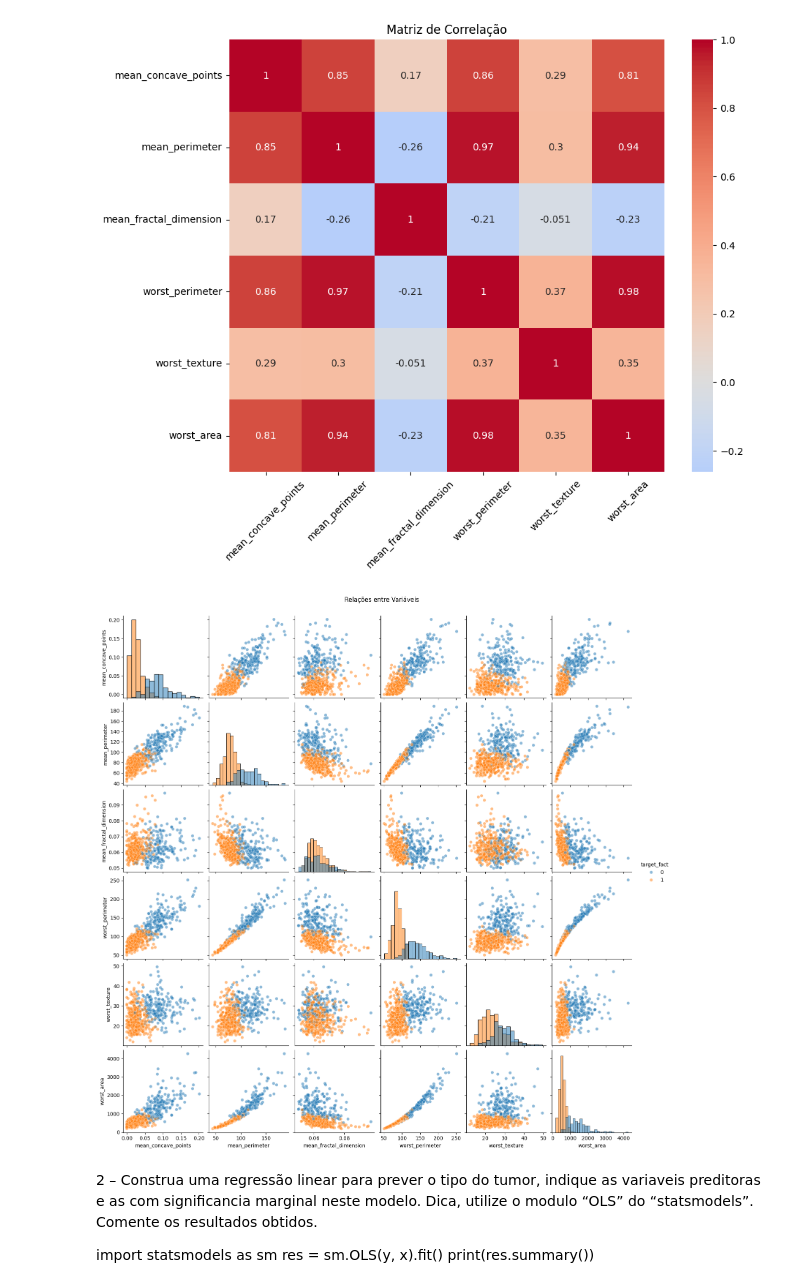
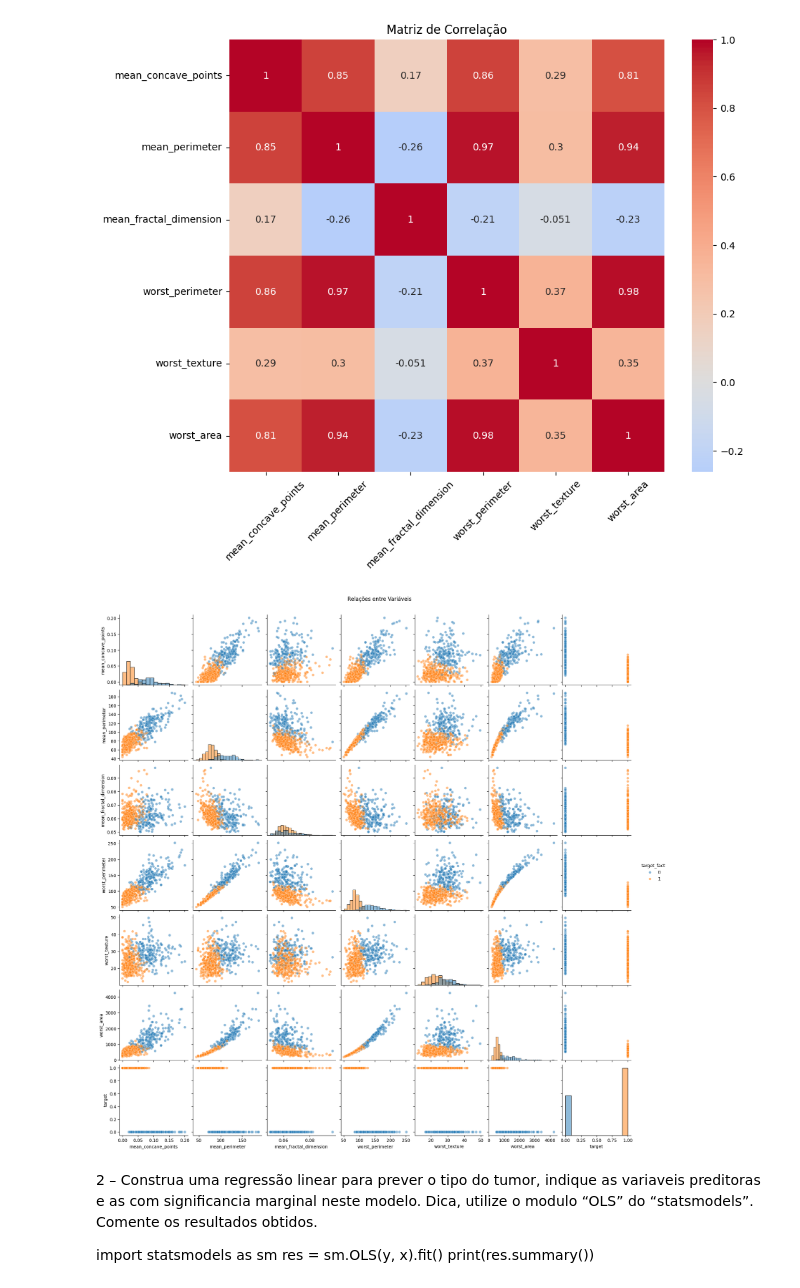
Before and after one commit to marcellofilgueiras/art_test, a Jupyter notebook: data_modelling.ipynb, the cells around one changed output. Cells and saved outputs as stored; diff of their text form; code cells hidden in the pictures.

```diff
--- a/data_modelling.ipynb
+++ b/data_modelling.ipynb
@@ -202,11 +172,14 @@ plt.show()
 # %%
 
 # Pairplot (Gráfico de pares)
-sns.pairplot(df, vars=df.columns[:-3], hue='target_fact', diag_kind='hist', plot_kws={'alpha':0.5})
+sns.pairplot(df, vars=df.columns[:-2], hue='target_fact', diag_kind='hist', plot_kws={'alpha':0.5})
 plt.suptitle('Relações entre Variáveis', y=1.02)
 plt.show()
+
+# Um Pair Plot, bem completo, mostrando Histogramas e Scatter
+# A última linha já nos dá uma pista de como serão as relações com target, a variável resposta.
 # %% [output]
-[figure, old version]
+[figure, new version]
 # %% [markdown]
 2 – Construa uma regressão linear para prever o tipo do tumor, indique as variaveis preditoras e as com significancia marginal neste modelo. Dica, utilize o modulo “OLS” do “statsmodels”. Comente os resultados obtidos.
 
```
Also changed, not shown: parts of 18 cells of this notebook, 4 other files.
